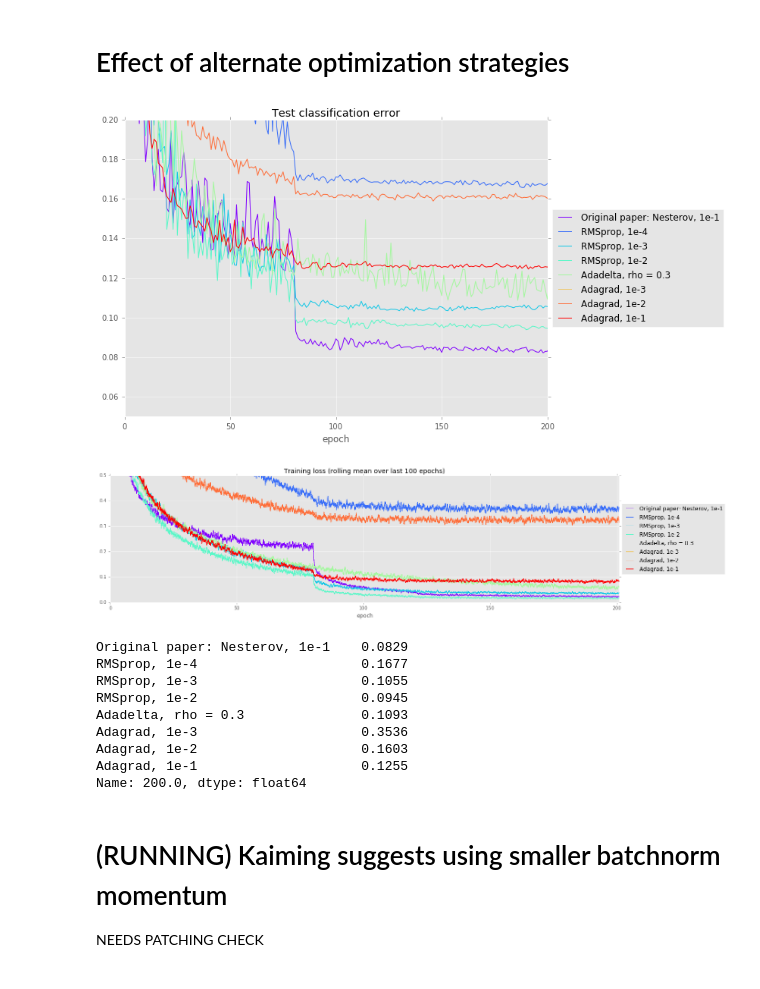
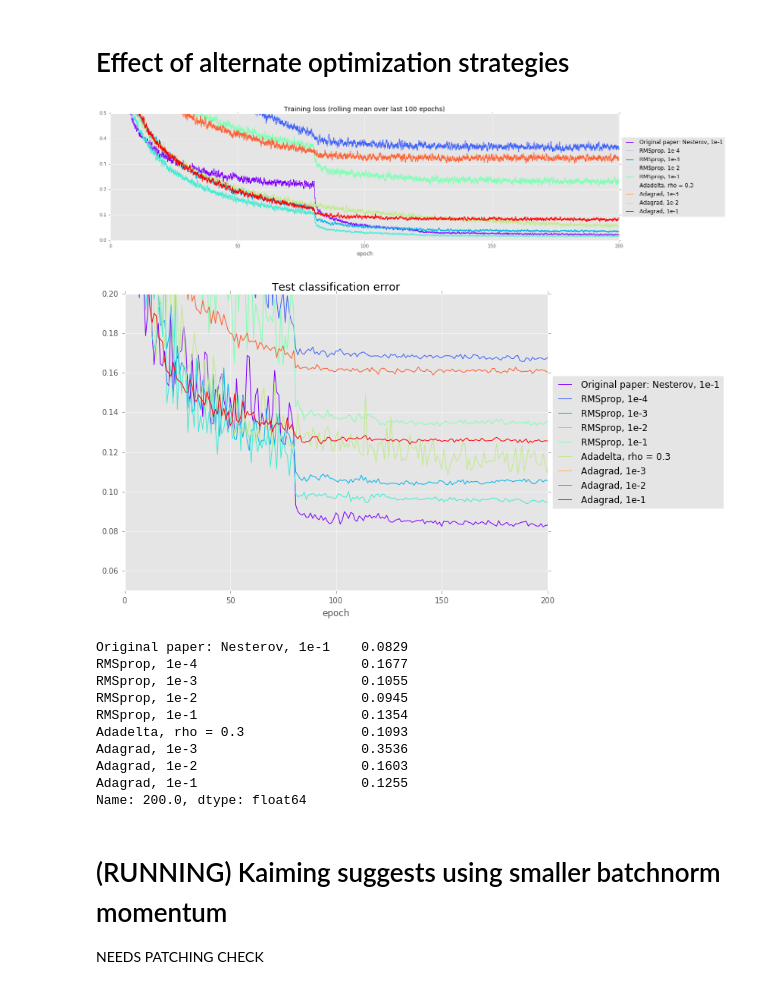
Before and after one commit to gcr/torch-residual-networks, a Jupyter notebook: Residual Network Experiment Results.ipynb, the cells around one changed output. Cells and saved outputs as stored; diff of their text form; code cells hidden in the pictures.

Commit message:
New experiments on alternate architectures with deep networks.

```diff
--- a/Residual Network Experiment Results.ipynb
+++ b/Residual Network Experiment Results.ipynb
@@ -127,6 +130,7 @@ experiments = collections.OrderedDict([
     ("201601151303-ayJ2l8MOG8", "RMSprop, 1e-4"),
     ("201601151304-6ZsIojJlPJ", "RMSprop, 1e-3"),
     ("201601151305-7otmCNmpoe", "RMSprop, 1e-2"),
+    ("201601161504-tXataWU37D", "RMSprop, 1e-1"),
     ("201601151301-Lnn44vqJzD", "Adadelta, rho = 0.3"),
     ("201601151737-WwNIIPJPY1", "Adagrad, 1e-3"),
     ("201601151737-crjAOCswyd", "Adagrad, 1e-2"),
@@ -140,25 +144,44 @@ df_err.index /= 50000.0; df_err.index.name = "epoch"
 # %%
 fig,ax = subplots()
 ax.set_color_cycle([plt.cm.rainbow(i) for i in np.linspace(0, 1, len(experiments))])
-pd.rolling_mean(df_loss, 100).plot(title="Training loss (rolling mean over last 100 epochs)", figsize=(20,5), ylim=(0, 0.5), ax=ax, legend=False)
-ax.legend(loc='center left', bbox_to_anchor=(1,0.5))
-fig,ax = subplots()
-ax.set_color_cycle([plt.cm.rainbow(i) for i in np.linspace(0, 1, len(experiments))])
-df_err.plot(xlim=(0,200), ylim=(0.05,0.2), figsize=(10,7), title="Test classification error", ax=ax, legend=False)
-ax.legend(loc='center left', bbox_to_anchor=(1,0.5))
-print df_err.iloc[200]
+pd.rolling_mean(df_loss, 100).plot(
+    title="Training loss (rolling mean over last 100 epochs)",
+    figsize=(20, 5),
+    xlim=(0,200),
+    ylim=(0, 0.5),
+    ax=ax,
+    legend=False,
+)
+legend=ax.legend(loc='center left', bbox_to_anchor=(1,0.5))
+fig.savefig("/tmp/fig.png", bbox_inches="tight", additional_artists=[legend])
 # %% [output]
-[figure, old version]
+[figure, new version]
-[figure, removed]
-Original paper: Nesterov, 1e-1    0.0829
-RMSprop, 1e-4                     0.1677
-RMSprop, 1e-3                     0.1055
-RMSprop, 1e-2                     0.0945
-Adadelta, rho = 0.3               0.1093
-Adagrad, 1e-3                     0.3536
-Adagrad, 1e-2                     0.1603
-Adagrad, 1e-1                     0.1255
-Name: 200.0, dtype: float64
+# %%
+fig,ax = subplots()
+ax.set_color_cycle([plt.cm.rainbow(i) for i in np.linspace(0, 1, len(experiments))])
+df_err.plot(
+    xlim=(0, 200),
+    ylim=(0.05, 0.2),
+    figsize=(10, 7),
+    title="Test classification error",
+    ax=ax,
+    legend=False,
+)
+legend = ax.legend(loc='center left', bbox_to_anchor=(1,0.5))
+fig.savefig("/tmp/fig.png", bbox_inches="tight", additional_artists=[legend])
+print df_err.iloc[200]
+# %% [output]
+[figure, added]
+Original paper: Nesterov, 1e-1    0.0829
+RMSprop, 1e-4                     0.1677
+RMSprop, 1e-3                     0.1055
+RMSprop, 1e-2                     0.0945
+RMSprop, 1e-1                     0.1354
+Adadelta, rho = 0.3               0.1093
+Adagrad, 1e-3                     0.3536
+Adagrad, 1e-2                     0.1603
+Adagrad, 1e-1                     0.1255
+Name: 200.0, dtype: float64
 # %%
 for k,v in experiments.items():
     print "\n\n", ("#"*30), k,v
```
Also changed, not shown: parts of 16 cells of this notebook, 1 other file.
